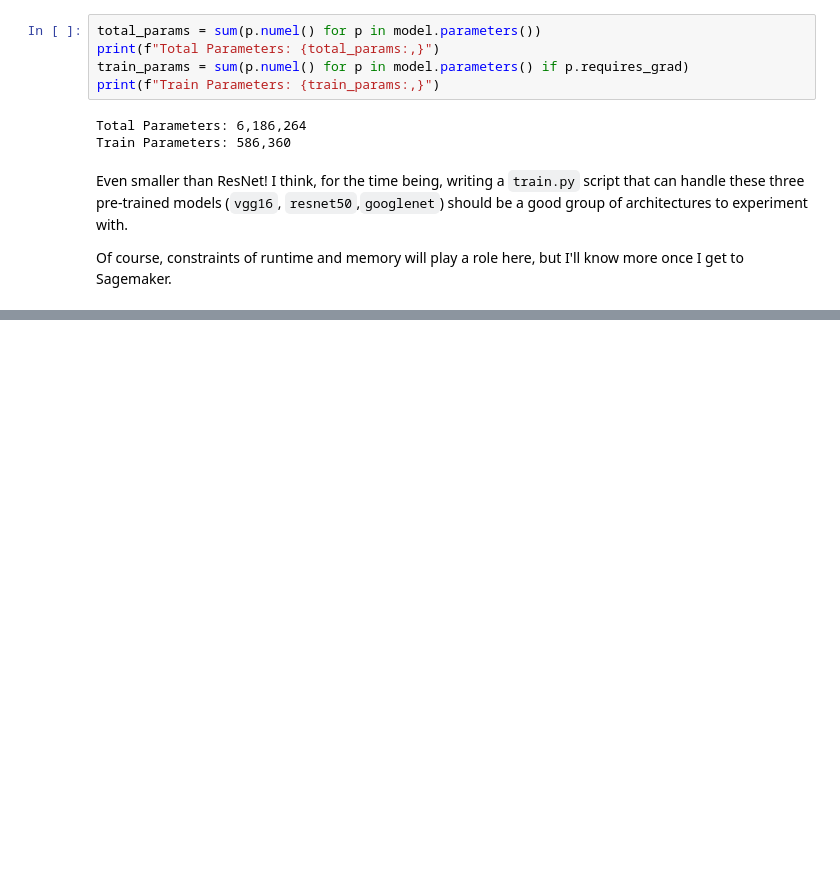
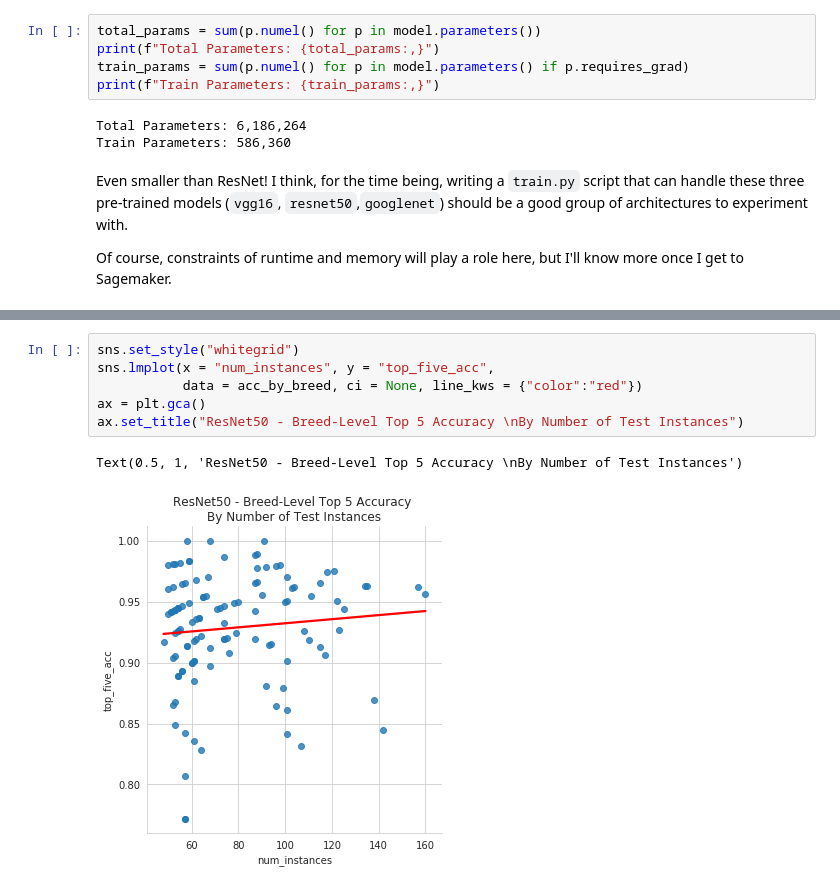
Before and after one commit to ZombieSocrates/ml-udacity-capstone, a Jupyter notebook: 3-CNN_Transfer_Learning.ipynb, the cells around one changed output, grey strips where cells are left out. Cells and saved outputs as stored; diff of their text form; blank space fills up the shorter version.

```diff
--- a/3-CNN_Transfer_Learning.ipynb
+++ b/3-CNN_Transfer_Learning.ipynb
@@ -347,0 +689,9 @@ test_df = pd.DataFrame(data = test_acc_objs)
+# %%
+sns.set_style("whitegrid")
+sns.lmplot(x = "num_instances", y = "top_five_acc",
+           data = acc_by_breed, ci = None, line_kws = {"color":"red"})
+ax = plt.gca()
+ax.set_title("ResNet50 - Breed-Level Top 5 Accuracy \nBy Number of Test Instances")
+# %% [output]
+Text(0.5, 1, 'ResNet50 - Breed-Level Top 5 Accuracy \nBy Number of Test Instances')
+[figure, added]
```
Also changed, not shown: parts of 99 cells of this notebook.
